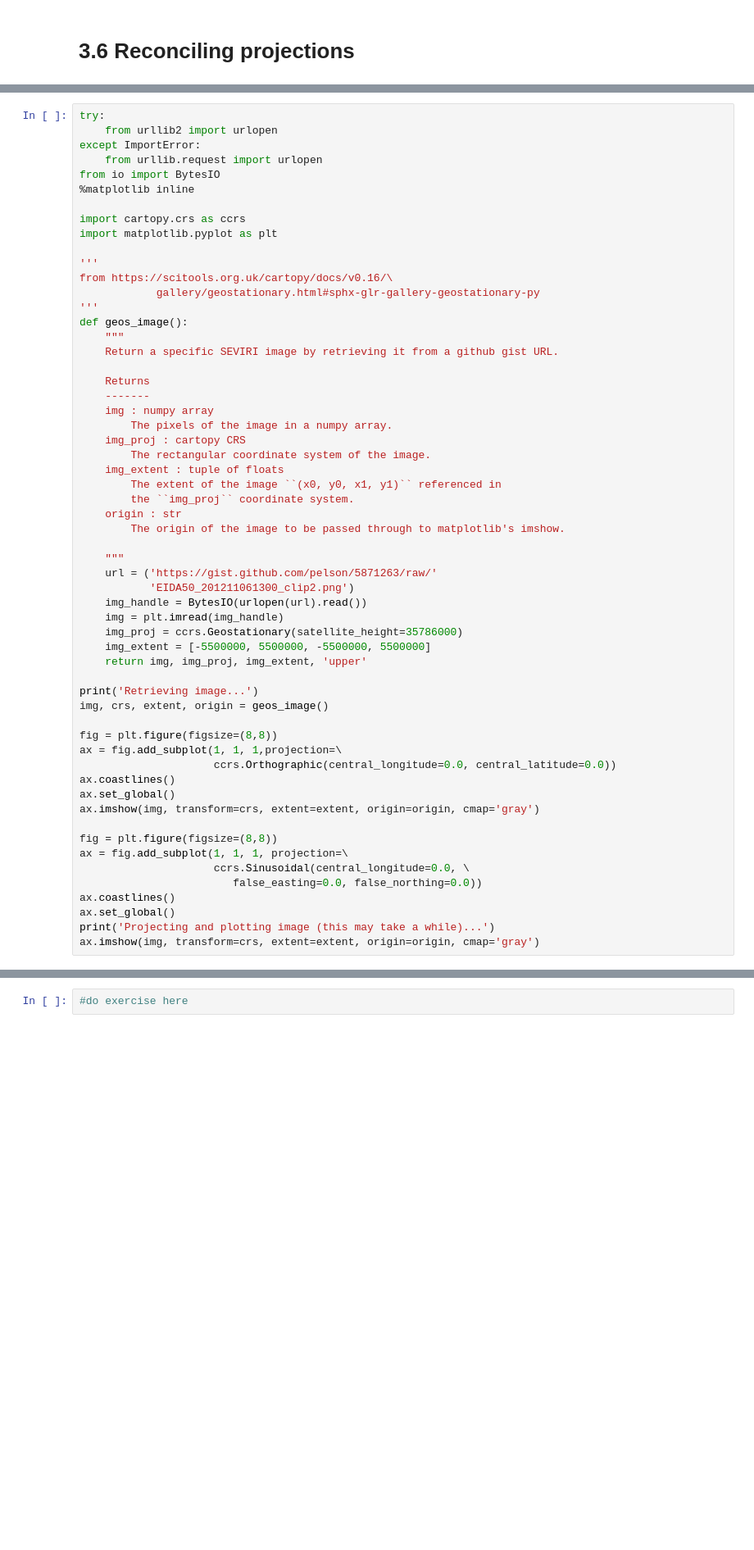
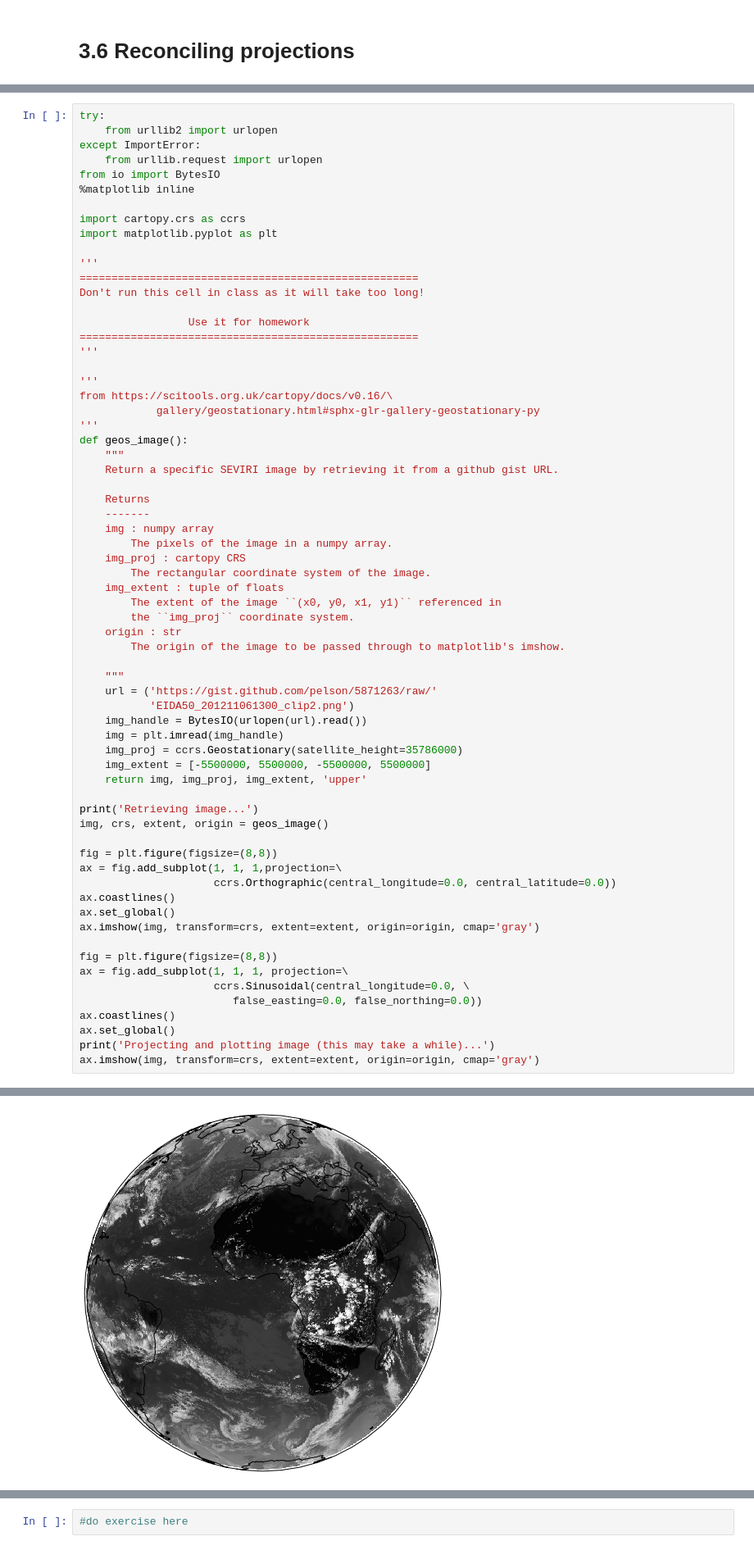
Before and after one commit to profLewis/geog0111_OLD, a Jupyter notebook: Chapter3_6_GDAL_Reconciling_projections.ipynb, the cells around one changed output, grey strips where cells are left out. Shown at 82% size. Drawn from its saved outputs; the diff is of its cells as text; blank space fills up the shorter version.

```diff
--- a/Chapter3_6_GDAL_Reconciling_projections.ipynb
+++ b/Chapter3_6_GDAL_Reconciling_projections.ipynb
@@ -106,6 +174,14 @@ from io import BytesIO
 
 import cartopy.crs as ccrs
 import matplotlib.pyplot as plt
+
+'''
+=====================================================
+Don't run this cell in class as it will take too long!
+
+                 Use it for homework
+=====================================================
+'''
 
 '''
 from https://scitools.org.uk/cartopy/docs/v0.16/\
@@ -154,3 +230,4 @@ ax.coastlines()
 ax.set_global()
 print('Projecting and plotting image (this may take a while)...')
 ax.imshow(img, transform=crs, extent=extent, origin=origin, cmap='gray')
+# %% [output]
@@ -156,0 +237 @@ ax.imshow(img, transform=crs, extent=extent, origin=origin, cmap='gray')
+[figure, added]
```
Also changed, not shown: parts of 50 cells of this notebook, 7 other files.
